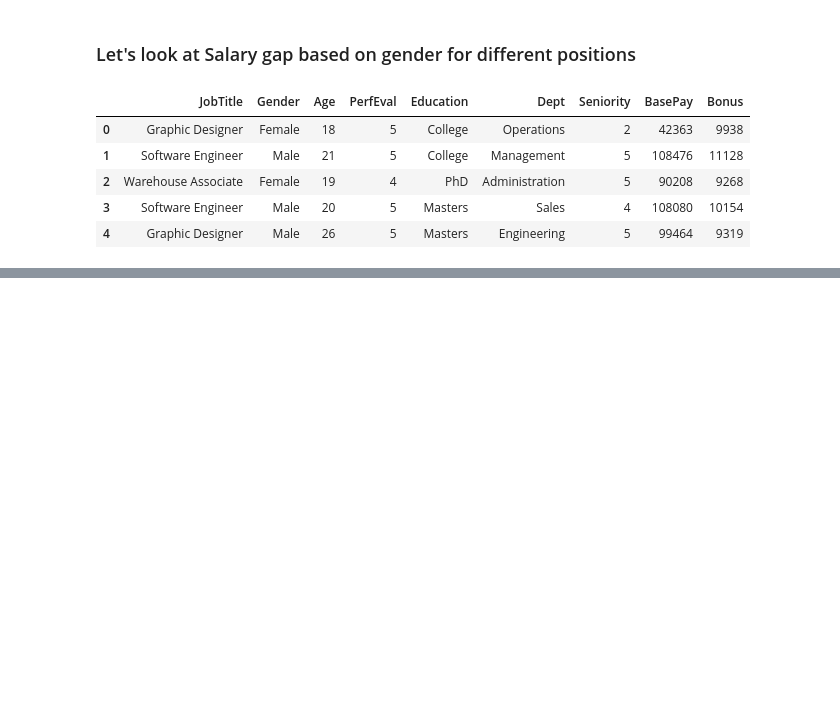
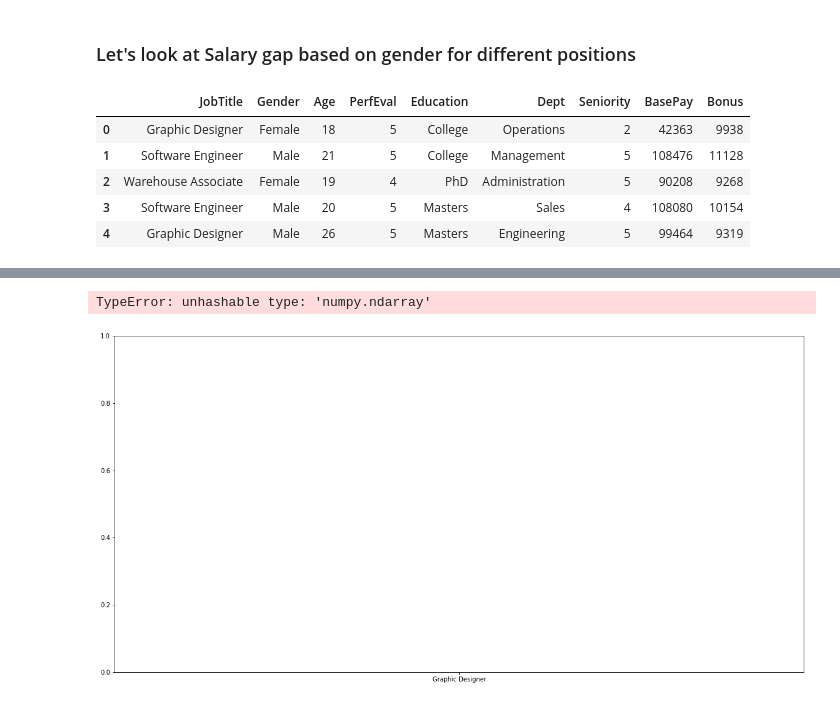
Before and after one commit to Jkhattak/GlassdoreGenderPayGap, a Jupyter notebook: main.ipynb, the cells around one changed output, grey strips where cells are left out. Drawn from its saved outputs; the diff is of its cells as text; code cells hidden in the pictures; blank space fills up the shorter version.

Commit message:
"Added more code regarding salary difference"

```diff
--- a/main.ipynb
+++ b/main.ipynb
@@ -233,0 +251,3 @@ df.head()
+# %%
+Male_Salary = df.loc[df['Gender']=='Male', ['JobTitle', 'TotalSalary']]
+Male_Salary
@@ -233,0 +285,3 @@ df.head()
+# %%
+Female_Salary = df['Gender']=='Female', ['TotalSalary']
+Female_Salary
@@ -233,0 +302,8 @@ df.head()
+# %%
+fig, ax = plt.subplots(figsize=(20,10))
+ax.bar(df['JobTitle'], Male_Salary, label='Male', color='blue')
+ax.bar(df['JobTitle'], Female_Salary, label='Female', color='red')
+plt.show()
+# %% [output]
+TypeError: unhashable type: 'numpy.ndarray'
+[figure, added]
```
Also changed, not shown: parts of 4 cells of this notebook.
